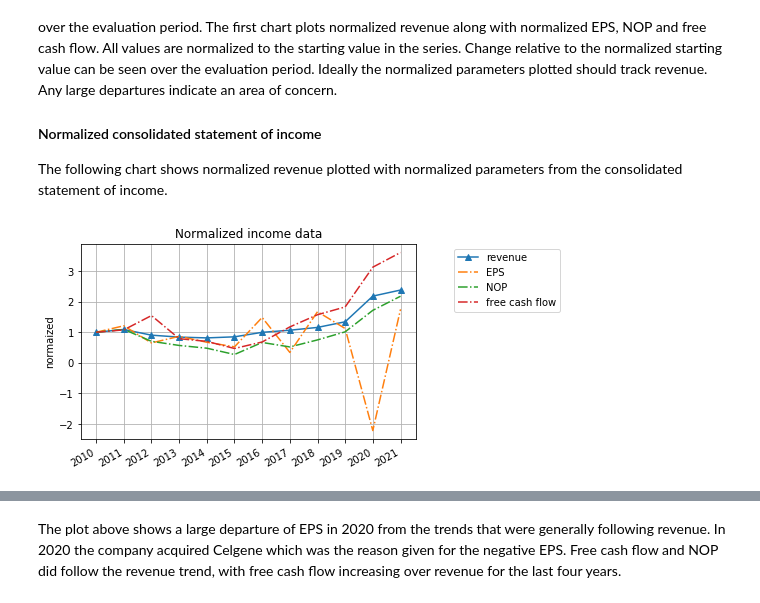
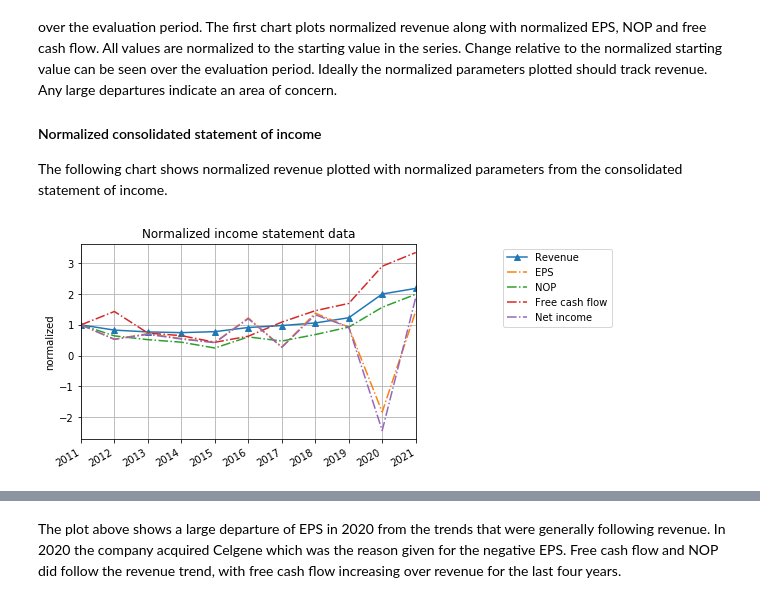
Before and after one commit to Tiburonboy/objective-blue-fish, a Jupyter notebook: BMY analysis.ipynb, the cells around one changed output, grey strips where cells are left out. Saved outputs shown, nothing was run; the diff lists cells and outputs as text; code cells hidden in the pictures.

```diff
--- a/BMY analysis.ipynb
+++ b/BMY analysis.ipynb
@@ -1255,12 +1298,13 @@ tvce = tcv-vod-vps-stl # total value of common equity
 isv = tvce/so # intrinsic stock value
 
 # print cash flows in a table
-print('{:4s}{:>10s}{:>10s}{:>10s}{:>10s}{:>10s}{:>10s}{:>10s}{:>10s}{:>10s}{:>10s}{:>10s}'.format('Year','Rev','NOP','AdjTaxes',
+print('{:4s}{:>10s}{:>10s}{:>10s}{:>10s}{:>10s}{:>10s}{:>10s}{:>10s}{:>10s}{:>10s}{:>10s}'.format(
+    'Year','Rev','NOP','AdjTaxes',
     'NOPAT','Invest.','Deprec.','dInvest.','dWC','FCFF','DF','DF*FCFF'))
 for i in range(len(fy)):
-    print('{:4.0f}{:10,.0f}{:10,.0f}{:10,.0f}{:10,.0f}{:10,.0f}{:10,.0f}{:10,.0f}{:10,.0f}{:10,.0f}{:10,.4f}{:10,.0f}'.format(fy[i],
-        rev[i]/1e6,net_op[i]/1e6,adj_taxes[i]/1e6,nopat[i]/1e6,invest[i]/1e6,depre[i]/1e6,(invest[i]-depre[i])/1e6,ciwc[i]/1e6,
-        fcff[i]/1e6,disc_fact[i],disc_fcff[i]/1e6))
+    print('{:4.0f}{:10,.0f}{:10,.0f}{:10,.0f}{:10,.0f}{:10,.0f}{:10,.0f}{:10,.0f}{:10,.0f}{:10,.0f}{:10,.4f}{:10,.0f}'.
+        format(fy[i],rev[i]/1e6,net_op[i]/1e6,adj_taxes[i]/1e6,nopat[i]/1e6,invest[i]/1e6,depre[i]/1e6,
+        (invest[i]-depre[i])/1e6,ciwc[i]/1e6,fcff[i]/1e6,disc_fact[i],disc_fcff[i]/1e6))
 # %% [output]
 Year       Rev       NOP  AdjTaxes     NOPAT   Invest.   Deprec.  dInvest.       dWC      FCFF        DF   DF*FCFF
 2021    46,385         0         0         0         0         0         0         0         0    0.0000         0
@@ -1314,6 +1409,15 @@ EPS = df_NAIC_financials.iloc[1].to_numpy()[1:].astype('float')[::-1]
 **High and low price history for each year**
 From the daily price history obtained from yahoo finance, the high and low closing price for each is obtained and the data saved to the financial data frame as new columns.
 # %%
+#column names: fiscal years
+years_list = df_metrics_sheet.columns[1:].values.astype('str')[::-1]
+
+# convert years to datetime format
+year_ended_list = []
+for i in years_list:
+    year_ended_list.append(datetime.strptime(i, '%Y'))
+
+# make emnpy lists to store open, close, high and low price data for each fiscal year
 fy_open = []
 fy_close = []
 fy_high = []
@@ -2132,31 +2223,47 @@ The following chart shows normalized revenue plotted with normalized parameters
 # %%
 # Set the locator
 locator = mdates.YearLocator()  # every year
 fmt = mdates.DateFormatter('%Y')
 
-plt.plot(year_ended_list,revenue/revenue[0],'^-',label='revenue')
-plt.plot(year_ended_list,EPS/EPS[0],'-.',label='EPS')
-plt.plot(year_ended_list,nop/nop[0], '-.',label='NOP')
-plt.plot(year_ended_list,free_cash_flow/free_cash_flow[0], '-.',label='free cash flow')
+# set look back range, left_yr is the index into the date range
+left_yr = -11
+
+plt.plot(df_metrics_data['FY'][left_yr:],
+    df_dcf_data['revenue'][left_yr:]/df_dcf_data['revenue'].iloc[left_yr],'^-',label='Revenue')
+plt.plot(df_metrics_data['FY'][left_yr:],
+    df_metrics_data['eps'][left_yr:]/df_metrics_data['eps'].iloc[left_yr],
+    '-.',label='EPS')
+plt.plot(df_metrics_data['FY'][left_yr:],
+    nop[left_yr:]/nop[left_yr],
+    '-.',label='NOP')
+plt.plot(df_metrics_data['FY'][left_yr:],
+    df_metrics_data['free_cash_flow'][left_yr:]/df_metrics_data['free_cash_flow'].iloc[left_yr],
+    '-.',label='Free cash flow')
+# net income
+plt.plot(df_metrics_data['FY'][left_yr:],
+    df_metrics_data['net_income'][left_yr:]/df_metrics_data['net_income'].iloc[left_yr],
+    '-.',label='Net income')
 
 X = plt.gca().xaxis
 X.set_major_locator(locator)
 # Specify formatter
 X.set_major_formatter(fmt)
 plt.gcf().autofmt_xdate()
+# Changes x-axis range
+plt.gca().set_xbound(year_ended_list[left_yr], year_ended_list[-1])
 
-#plt.ylim((0,3))
-plt.title('Normalized income data')
-plt.ylabel('normaized')
+#plt.ylim((0,4))
+plt.title('Normalized income statement data')
+plt.ylabel('normalized')
 #plt.legend()
-plt.legend(bbox_to_anchor=(1.1, 1))
+plt.legend(bbox_to_anchor=(1.6, 1))
 
 plt.grid()
 
 # space between the plots
 #plt.tight_layout(4)
 
 # show plot
 plt.show()
 # %% [output]
-[figure, old version]
+[figure, new version]
```
Also changed, not shown: parts of 61 cells of this notebook, 1 other file.
